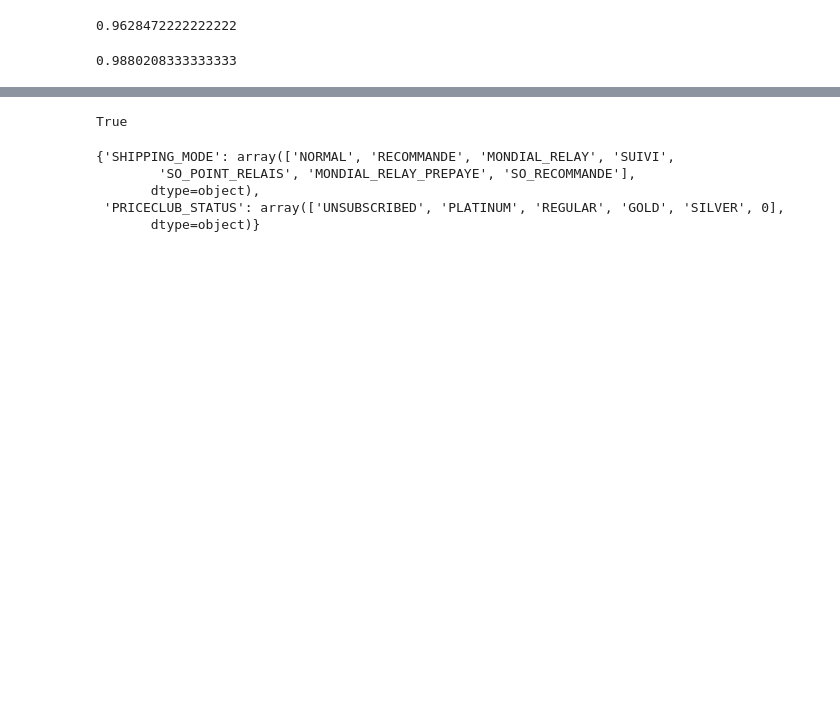
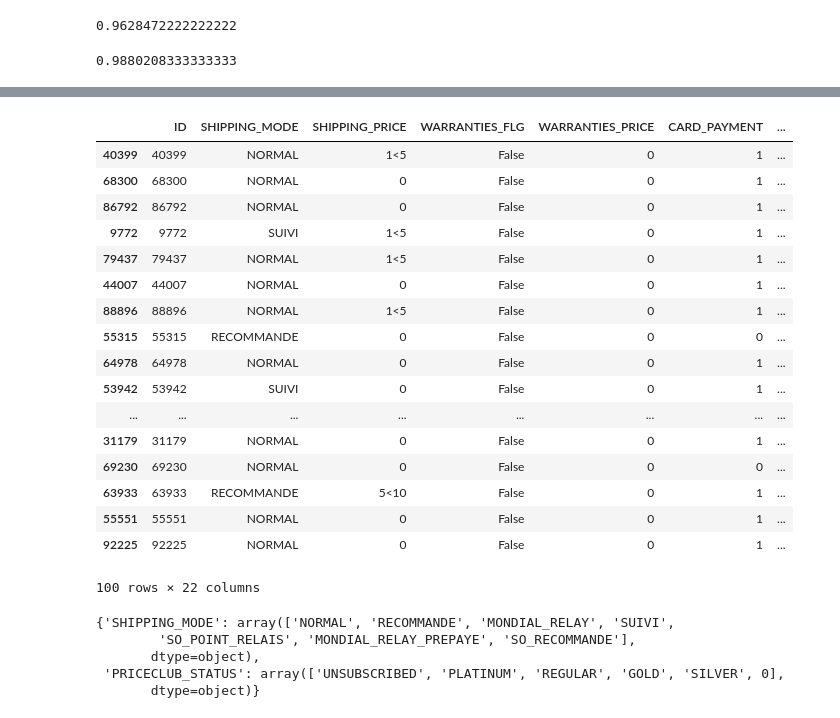
Before and after one commit to jeremycombe/Pipeline, a Jupyter notebook: BestEstimator_tests.ipynb, the cells around one changed output, grey strips where cells are left out. Drawn from its saved outputs; the diff is of its cells as text; code cells hidden in the pictures; blank space fills up the shorter version.

```diff
--- a/BestEstimator_tests.ipynb
+++ b/BestEstimator_tests.ipynb
@@ -679,12 +684,29 @@ PRICECLUB_STATUS
 # %%
 %run -i FeatureEngineering.py
 
 Train.fillna(0, inplace = True)
 test = FeatureEngineering(Train[0:100])
 
-test.To_numeric(freq = True, columns = ['SHIPPING_MODE'])
+test.To_numeric_freq(columns = ['PRICECLUB_STATUS'])
 # %% [output]
+|  | ID | SHIPPING_MODE | SHIPPING_PRICE | WARRANTIES_FLG | WARRANTIES_PRICE | CARD_PAYMENT | ... |
+| 40399 | 40399 | NORMAL | 1<5 | False | 0 | 1 | ... |
+| 68300 | 68300 | NORMAL | 0 | False | 0 | 1 | ... |
+| 86792 | 86792 | NORMAL | 0 | False | 0 | 1 | ... |
+| 9772 | 9772 | SUIVI | 1<5 | False | 0 | 1 | ... |
+| 79437 | 79437 | NORMAL | 1<5 | False | 0 | 1 | ... |
+| 44007 | 44007 | NORMAL | 0 | False | 0 | 1 | ... |
+| 88896 | 88896 | NORMAL | 1<5 | False | 0 | 1 | ... |
+| 55315 | 55315 | RECOMMANDE | 0 | False | 0 | 0 | ... |
+| 64978 | 64978 | NORMAL | 0 | False | 0 | 1 | ... |
+| 53942 | 53942 | SUIVI | 0 | False | 0 | 1 | ... |
+| ... | ... | ... | ... | ... | ... | ... | ... |
+| 31179 | 31179 | NORMAL | 0 | False | 0 | 1 | ... |
+| 69230 | 69230 | NORMAL | 0 | False | 0 | 0 | ... |
+| 63933 | 63933 | RECOMMANDE | 5<10 | False | 0 | 1 | ... |
+| 55551 | 55551 | NORMAL | 0 | False | 0 | 1 | ... |
+| 92225 | 92225 | NORMAL | 0 | False | 0 | 1 | ... |
-True
+100 rows × 22 columns
 # %%
 test.Dict
 # %% [output]
```
Also changed, not shown: parts of 3 cells of this notebook, 1 other file.
